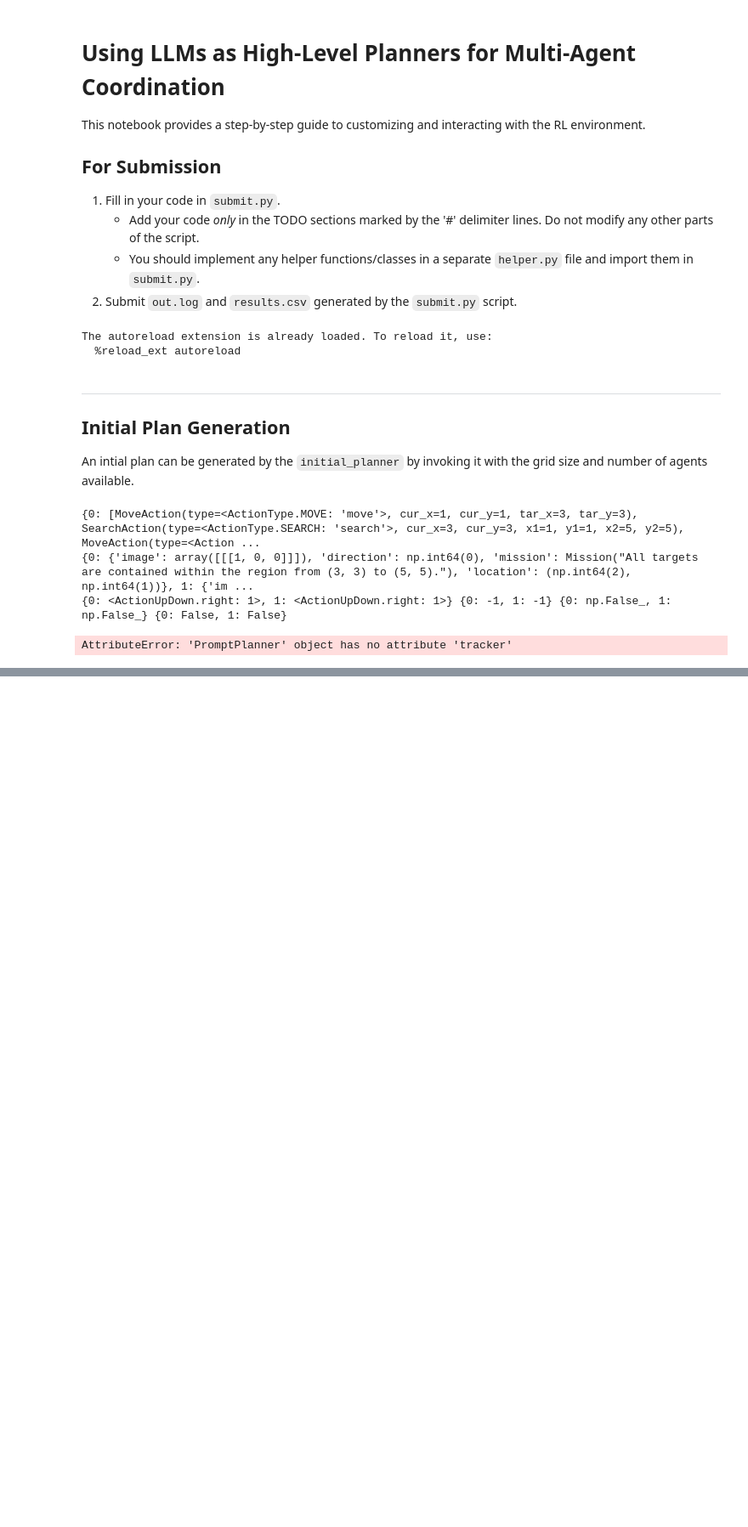
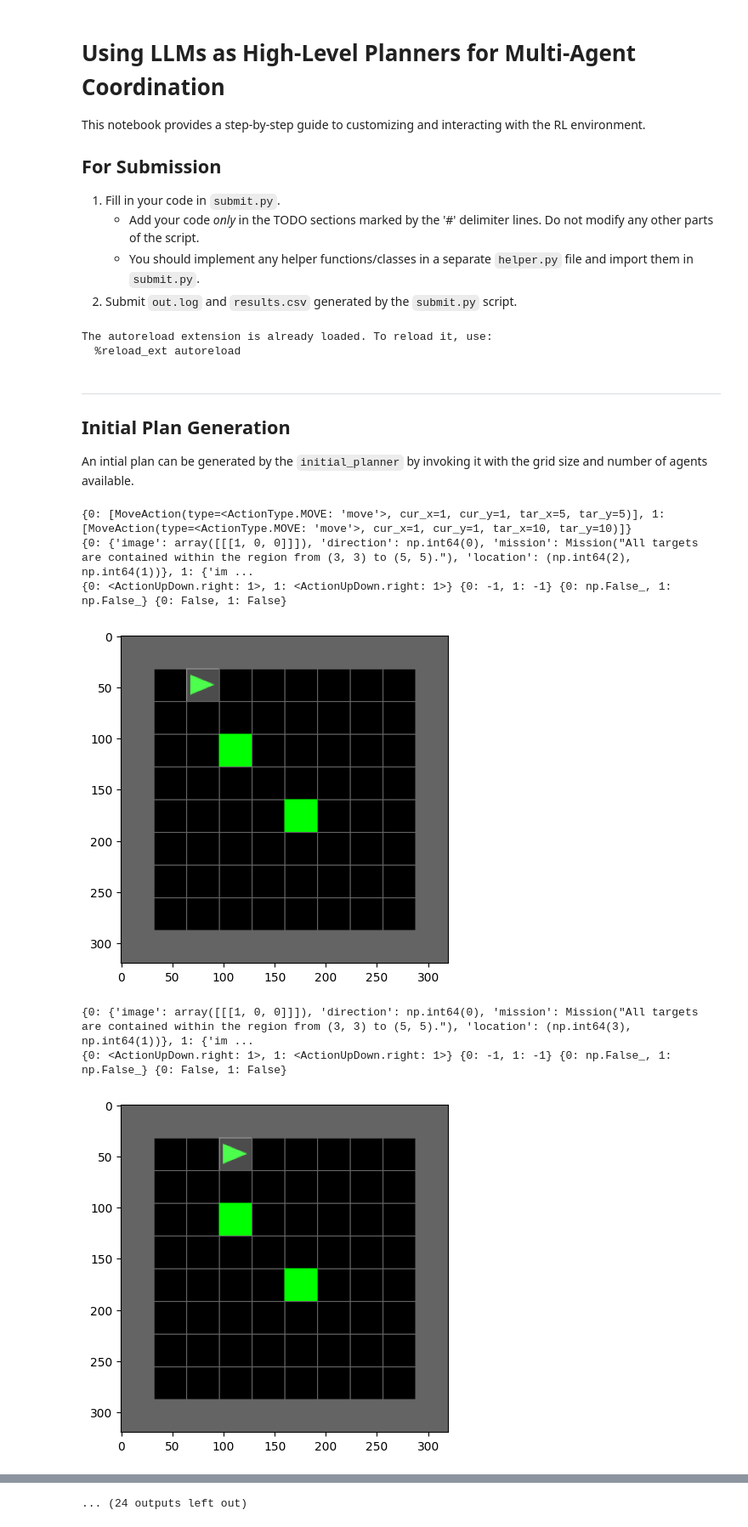
Before and after one commit to FausticSun/hierarchical_planning, a Jupyter notebook: scratch.ipynb, the cells around one changed output, grey strips where cells are left out. Shown: that part at 85% size. Drawn from its saved outputs; the diff is of its cells as text; code cells hidden in the pictures; blank space fills up the shorter version.

Commit message:
change planner to remove search and grid size

```diff
--- a/scratch.ipynb
+++ b/scratch.ipynb
@@ -48,39 +48,41 @@ observations, infos = env.reset()
 agents = AgentCollection(num=2)
 
 planner = PromptPlanner(llm, observations, infos)
-planner.grid_size = N
 
 # Providing the agents with high-level instructions
 mission = observations[0]["mission"]
 plan = planner.initial_plan()
 print(plan)
 for agent, actions in plan.items():
     for action in actions:
         agents.tell({agent: action.serialize()})
 
 while not agents.all_idle() and not env.unwrapped.is_done():
     # Obtain the low-level action for current time step for all agents
     a = agents.act()
 
     # Step the environment with the actions
     observations, rewards, terminations, truncations, infos = env.step(a)
     print(observations)
     print(a, rewards, terminations, truncations)
 
     plan = planner.replan(observations, rewards, terminations, truncations, infos)
     for agent, actions in plan.items():
         for action in actions:
             agents.tell({agent: action.serialize()})
 
     # Render the environment
     img = env.render()
     plt.figure(figsize=(5, 5))
     plt.imshow(img)
     plt.show()
 
 env.close()
 # %% [output]
-{0: [MoveAction(type=<ActionType.MOVE: 'move'>, cur_x=1, cur_y=1, tar_x=3, tar_y=3), SearchAction(type=<ActionType.SEARCH: 'search'>, cur_x=3, cur_y=3, x1=1, y1=1, x2=5, y2=5), MoveAction(type=<Action ...
+{0: [MoveAction(type=<ActionType.MOVE: 'move'>, cur_x=1, cur_y=1, tar_x=5, tar_y=5)], 1: [MoveAction(type=<ActionType.MOVE: 'move'>, cur_x=1, cur_y=1, tar_x=10, tar_y=10)]}
 {0: {'image': array([[[1, 0, 0]]]), 'direction': np.int64(0), 'mission': Mission("All targets are contained within the region from (3, 3) to (5, 5)."), 'location': (np.int64(2), np.int64(1))}, 1: {'im ...
 {0: <ActionUpDown.right: 1>, 1: <ActionUpDown.right: 1>} {0: -1, 1: -1} {0: np.False_, 1: np.False_} {0: False, 1: False}
+[figure, added]
-AttributeError: 'PromptPlanner' object has no attribute 'tracker'
+{0: {'image': array([[[1, 0, 0]]]), 'direction': np.int64(0), 'mission': Mission("All targets are contained within the region from (3, 3) to (5, 5)."), 'location': (np.int64(3), np.int64(1))}, 1: {'im ...
+{0: <ActionUpDown.right: 1>, 1: <ActionUpDown.right: 1>} {0: -1, 1: -1} {0: np.False_, 1: np.False_} {0: False, 1: False}
+[figure, added]
@@ -86,0 +101 @@ AttributeError: 'PromptPlanner' object has no attribute 'tracker'
+... (24 outputs left out)
```
Also changed, not shown: parts of 1 cell of this notebook, 3 other files.
